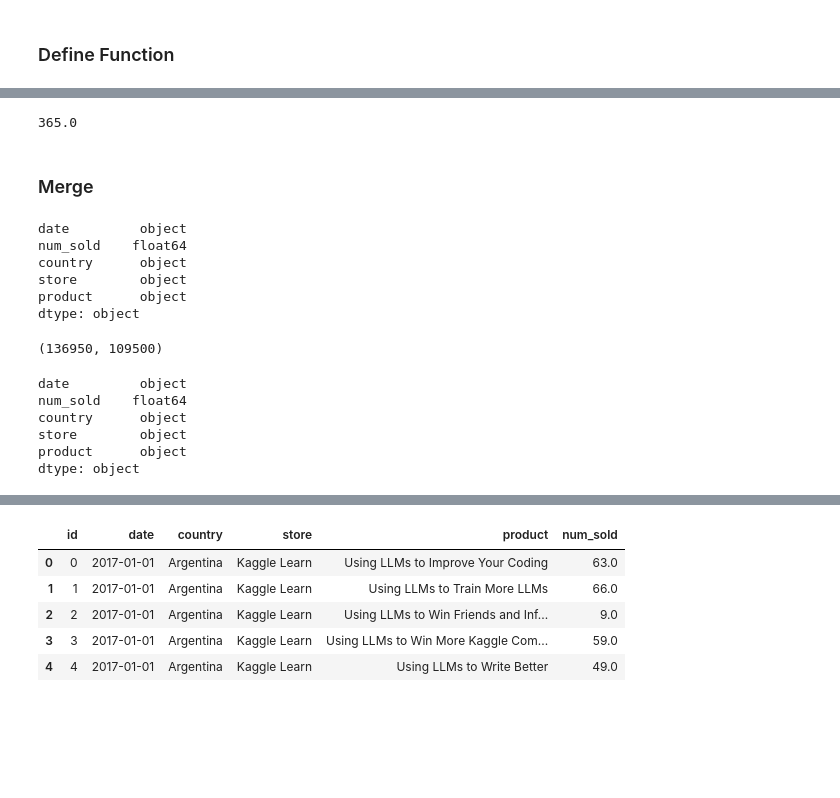
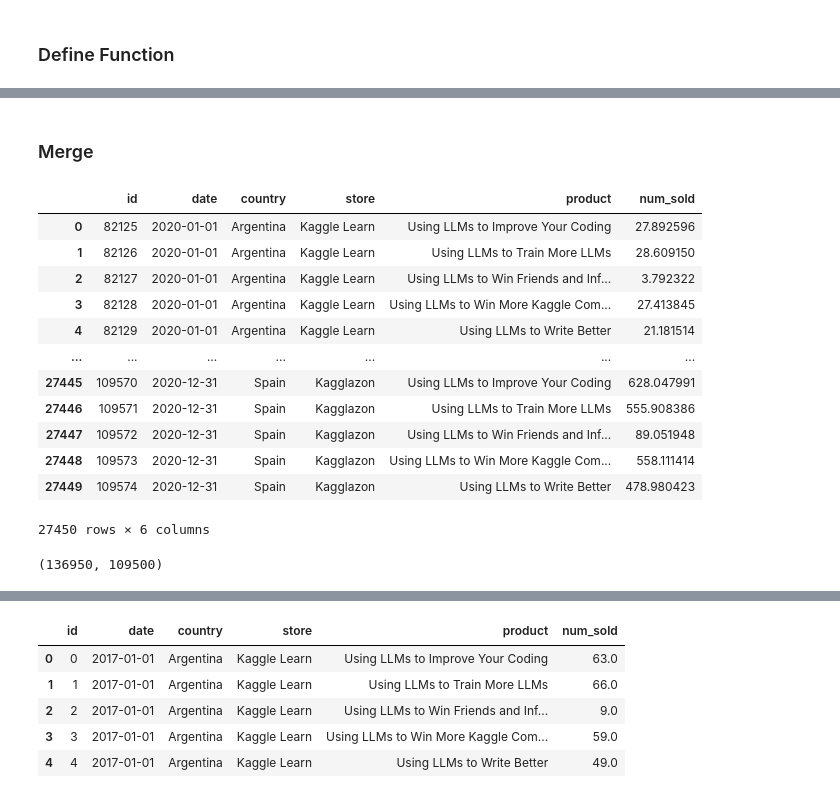
Before and after one commit to xulianrenzoku/Forecasting-Mini-Course-Sales, a Jupyter notebook: scratch/prophet_w_covid_smoothing.ipynb, the cells around one changed output, grey strips where cells are left out. Cells and saved outputs as stored; diff of their text form; code cells hidden in the pictures; blank space fills up the shorter version.

```diff
--- a/scratch/prophet_w_covid_smoothing.ipynb
+++ b/scratch/prophet_w_covid_smoothing.ipynb
@@ -298,24 +270,32 @@ pre_preds.head()
 # %%
-covid_preds = pre_preds[pre_preds.ds > '2019-12-31']
-covid_preds.shape[0] / 75
+# covid_preds = pre_preds[pre_preds.ds > '2019-12-31']
+# covid_preds.shape[0] / 75
-# %% [output]
-365.0
 # %% [markdown]
 ### Merge
 # %%
-covid_preds['country'] = covid_preds['comb'].apply(lambda x: x.split('|')[0])
-covid_preds['store'] = covid_preds['comb'].apply(lambda x: x.split('|')[1])
-covid_preds['product'] = covid_preds['comb'].apply(lambda x: x.split('|')[2])
-covid_preds = covid_preds.drop('comb', axis=1)\
-                         .rename(columns={'ds': 'date',
-                                          'yhat': 'num_sold'})
-covid_preds['date'] = covid_preds['date'].apply(str).apply(lambda x: x.split(' ')[0])
-covid_preds.dtypes
+# covid_preds['country'] = covid_preds['comb'].apply(lambda x: x.split('|')[0])
+# covid_preds['store'] = covid_preds['comb'].apply(lambda x: x.split('|')[1])
+# covid_preds['product'] = covid_preds['comb'].apply(lambda x: x.split('|')[2])
+# covid_preds = covid_preds.drop('comb', axis=1)\
+#                          .rename(columns={'ds': 'date',
+#                                           'yhat': 'num_sold'})
+# covid_preds['date'] = covid_preds['date'].apply(str).apply(lambda x: x.split(' ')[0])
+# covid_preds.dtypes
-# %% [output]
-date         object
-num_sold    float64
-country      object
-store        object
-product      object
-dtype: object
+# %%
+covid_preds = pd.read_csv('input/train_smoothed.csv').drop('Unnamed: 0', axis=1)
+covid_preds
+# %% [output]
+|  | id | date | country | store | product | num_sold |
+| 0 | 82125 | 2020-01-01 | Argentina | Kaggle Learn | Using LLMs to Improve Your Coding | 27.892596 |
+| 1 | 82126 | 2020-01-01 | Argentina | Kaggle Learn | Using LLMs to Train More LLMs | 28.609150 |
+| 2 | 82127 | 2020-01-01 | Argentina | Kaggle Learn | Using LLMs to Win Friends and Inf... | 3.792322 |
+| 3 | 82128 | 2020-01-01 | Argentina | Kaggle Learn | Using LLMs to Win More Kaggle Com... | 27.413845 |
+| 4 | 82129 | 2020-01-01 | Argentina | Kaggle Learn | Using LLMs to Write Better | 21.181514 |
+| ... | ... | ... | ... | ... | ... | ... |
+| 27445 | 109570 | 2020-12-31 | Spain | Kagglazon | Using LLMs to Improve Your Coding | 628.047991 |
+| 27446 | 109571 | 2020-12-31 | Spain | Kagglazon | Using LLMs to Train More LLMs | 555.908386 |
+| 27447 | 109572 | 2020-12-31 | Spain | Kagglazon | Using LLMs to Win Friends and Inf... | 89.051948 |
+| 27448 | 109573 | 2020-12-31 | Spain | Kagglazon | Using LLMs to Win More Kaggle Com... | 558.111414 |
+| 27449 | 109574 | 2020-12-31 | Spain | Kagglazon | Using LLMs to Write Better | 478.980423 |
+27450 rows × 6 columns
 # %%
@@ -325,15 +305,6 @@ adj_train_df = adj_train_df[(adj_train_df['date'] < '2020-01-01') |
 train_df.shape[0], adj_train_df.shape[0]
 # %% [output]
 (136950, 109500)
-# %%
-covid_preds.dtypes
-# %% [output]
-date         object
-num_sold    float64
-country      object
-store        object
-product      object
-dtype: object
 # %%
 covid_preds = covid_preds[adj_train_df.columns]
 adj_train_df = pd.concat([adj_train_df, covid_preds])
```
Also changed, not shown: parts of 16 cells of this notebook.
